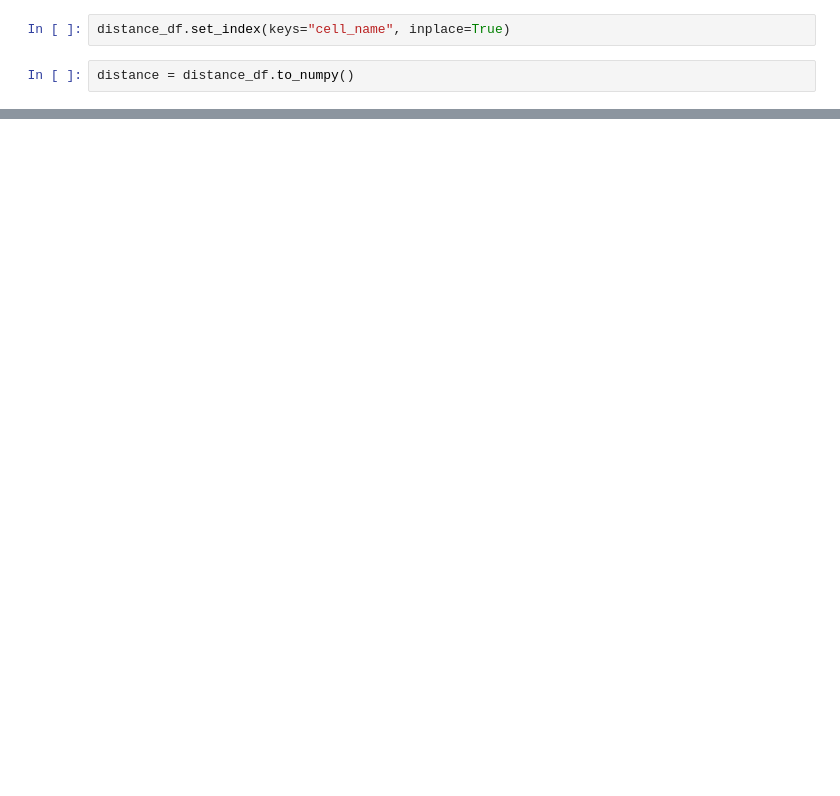
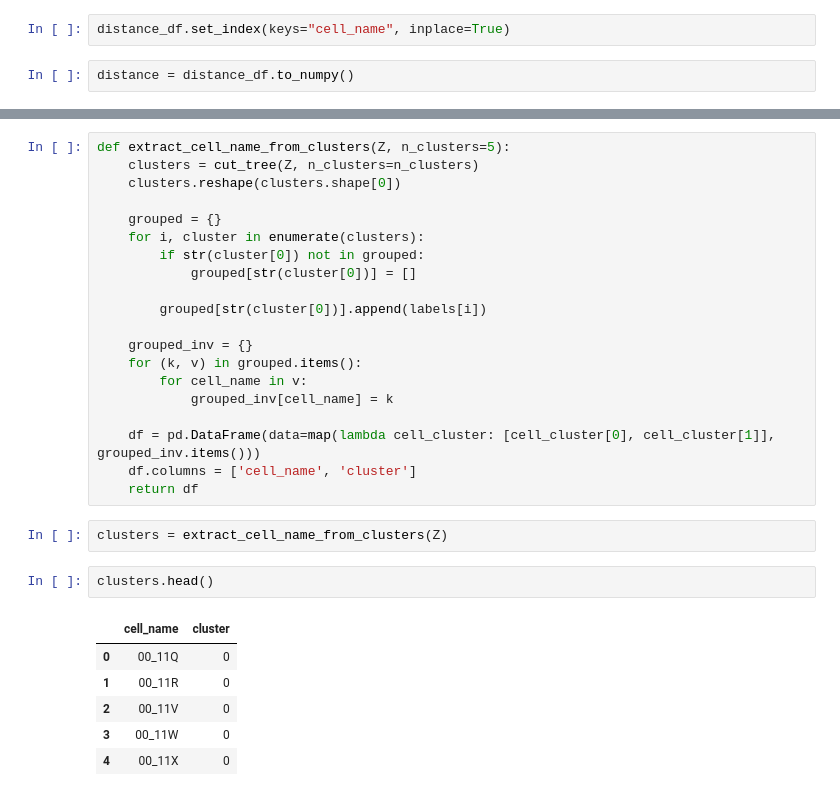
Before and after one commit to dilawarm/brain-cogito-hackathon-2021, a Jupyter notebook: Hierarchical_Clustering.ipynb, the cells around one changed output, grey strips where cells are left out. Drawn from its saved outputs; the diff is of its cells as text; blank space fills up the shorter version.

```diff
--- a/Hierarchical_Clustering.ipynb
+++ b/Hierarchical_Clustering.ipynb
@@ -65,0 +88,31 @@ plt.show()
+# %%
+def extract_cell_name_from_clusters(Z, n_clusters=5):
+    clusters = cut_tree(Z, n_clusters=n_clusters)
+    clusters.reshape(clusters.shape[0])
+
+    grouped = {}
+    for i, cluster in enumerate(clusters):
+        if str(cluster[0]) not in grouped:
+            grouped[str(cluster[0])] = []
+
+        grouped[str(cluster[0])].append(labels[i])
+
+    grouped_inv = {}
+    for (k, v) in grouped.items():
+        for cell_name in v:
+            grouped_inv[cell_name] = k
+
+    df = pd.DataFrame(data=map(lambda cell_cluster: [cell_cluster[0], cell_cluster[1]], grouped_inv.items()))
+    df.columns = ['cell_name', 'cluster']
+    return df
+# %%
+clusters = extract_cell_name_from_clusters(Z)
+# %%
+clusters.head()
+# %% [output]
+|  | cell_name | cluster |
+| 0 | 00_11Q | 0 |
+| 1 | 00_11R | 0 |
+| 2 | 00_11V | 0 |
+| 3 | 00_11W | 0 |
+| 4 | 00_11X | 0 |
```
Also changed, not shown: parts of 9 cells of this notebook, 5 other files.
